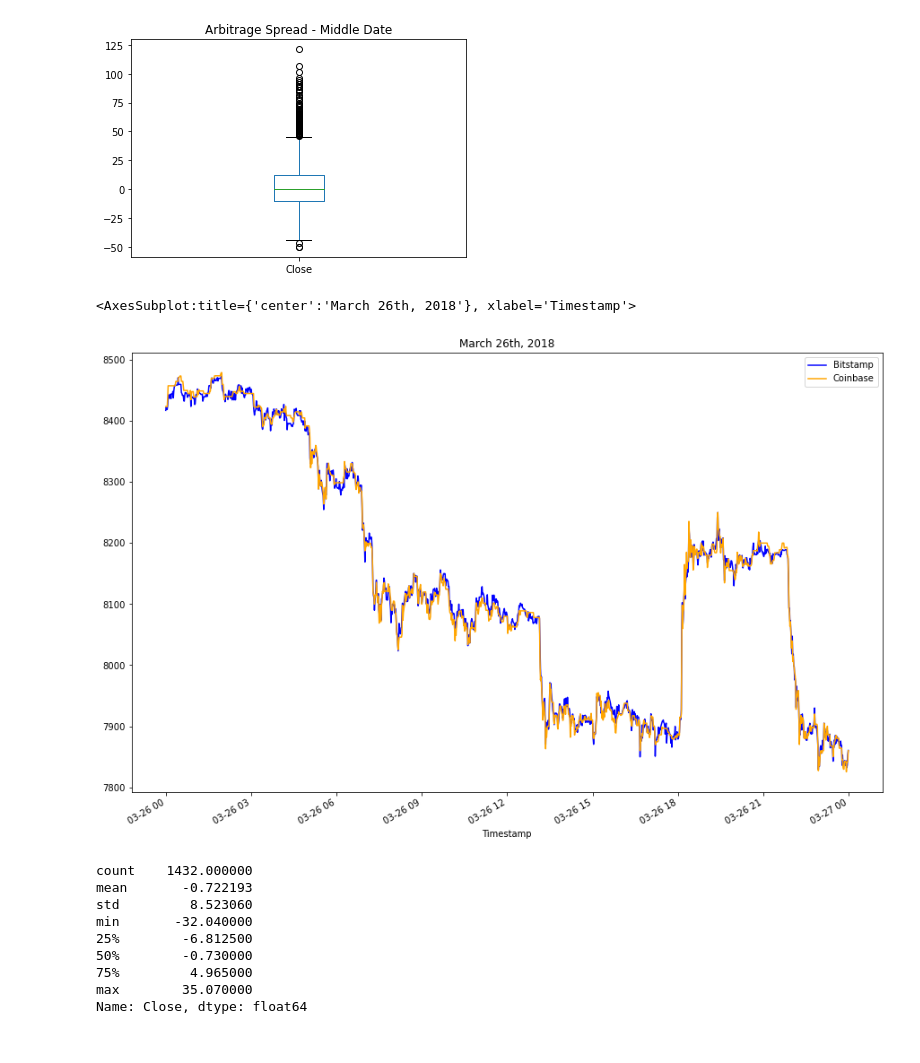
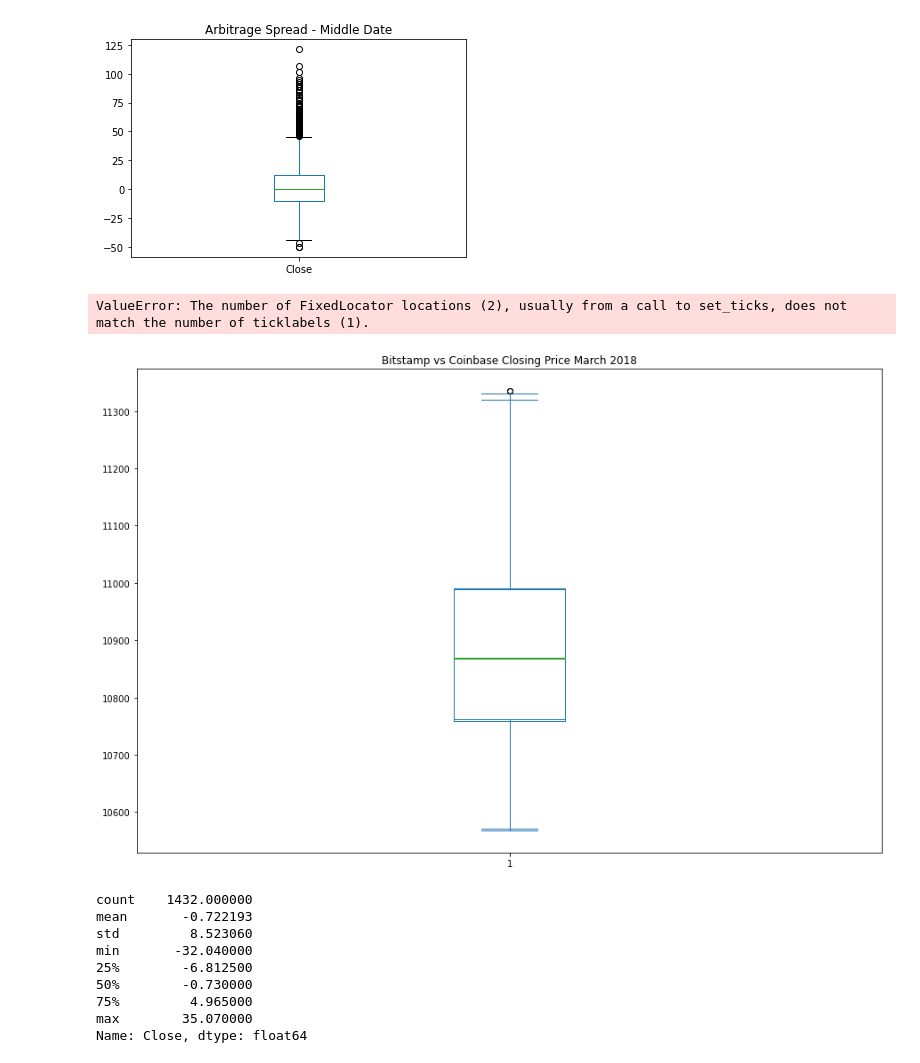
Before and after one commit to naomynaomy/module3challenge, a Jupyter notebook: Starter_Code/crypto_arbitrage.ipynb, the cells around one changed output. Drawn from its saved outputs; the diff is of its cells as text; code cells hidden in the pictures.

```diff
--- a/Starter_Code/crypto_arbitrage.ipynb
+++ b/Starter_Code/crypto_arbitrage.ipynb
@@ -384,10 +389,11 @@ Name: Close, dtype: float64
 # %%
 # Create an overlay plot that visualizes the two dataframes over a period of one day from late in the dataset.
 # Be sure that the plots include the parameters `legend`, `figsize`, `title`, `color` and `label`
-# YOUR CODE HERE
+bitstamp_sliced["Close"].loc["2018-03-06":"2018-03-06"].plot(legend=True, kind="box", figsize=(15,10),title= "Bitstamp vs Coinbase Closing Price March 2018")
+coinbase_sliced["Close"].loc["2018-03-06":"2018-03-06"].plot(legend=True, kind="box",figsize=(15,10))
 # %% [output]
-<AxesSubplot:title={'center':'March 26th, 2018'}, xlabel='Timestamp'>
+ValueError: The number of FixedLocator locations (2), usually from a call to set_ticks, does not match the number of ticklabels (1).
-[figure, old version]
+[figure, new version]
 # %%
 # Using the date from the late that you have selected, calculate the arbitrage spread
 # by subtracting the bitstamp lower closing prices from the coinbase higher closing prices
```
Also changed, not shown: parts of 2 cells of this notebook.
